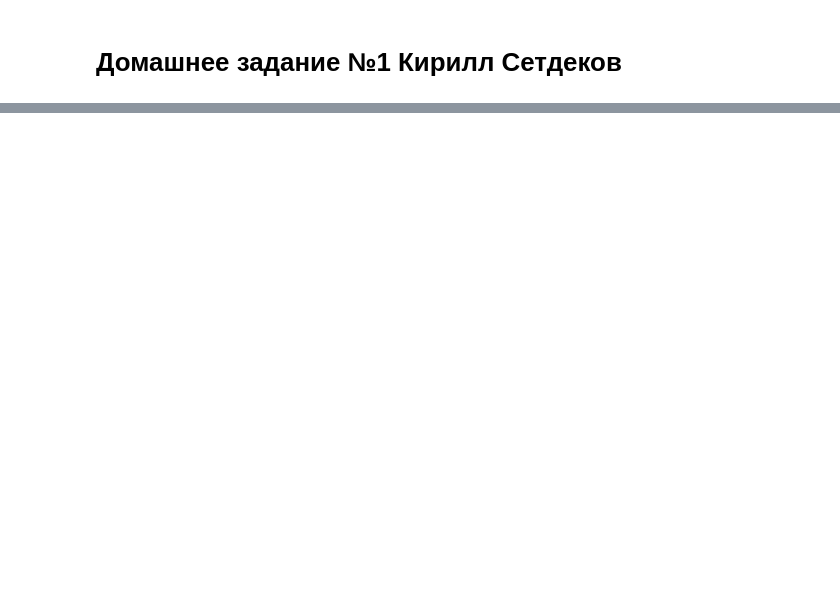
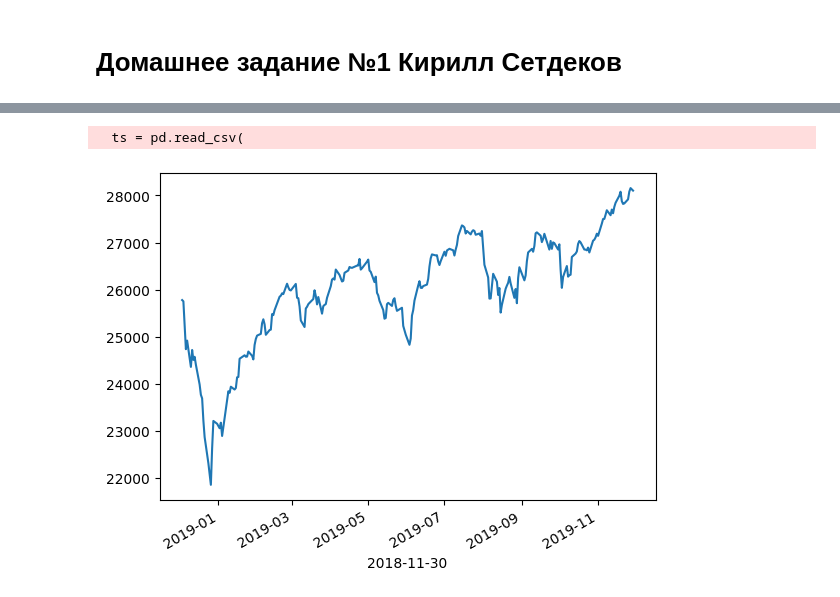
Before and after one commit to ksetdekov/ts_march_2023, a Jupyter notebook: Homework_01_kirill_setdekov.ipynb, the cells around one changed output, grey strips where cells are left out. Cells and saved outputs as stored; diff of their text form; code cells hidden in the pictures; blank space fills up the shorter version.

```diff
--- a/Homework_01_kirill_setdekov.ipynb
+++ b/Homework_01_kirill_setdekov.ipynb
@@ -5,0 +54,10 @@
+# %%
+dataset = Dataset('data/dataset/')
+dow = dataset['dow_jones_0.csv']
+# %% [output]
+  ts = pd.read_csv(
+# %%
+dow.plot()
+plt.show()
+# %% [output]
+[figure, added]
```
Also changed, not shown: parts of 24 cells of this notebook.
